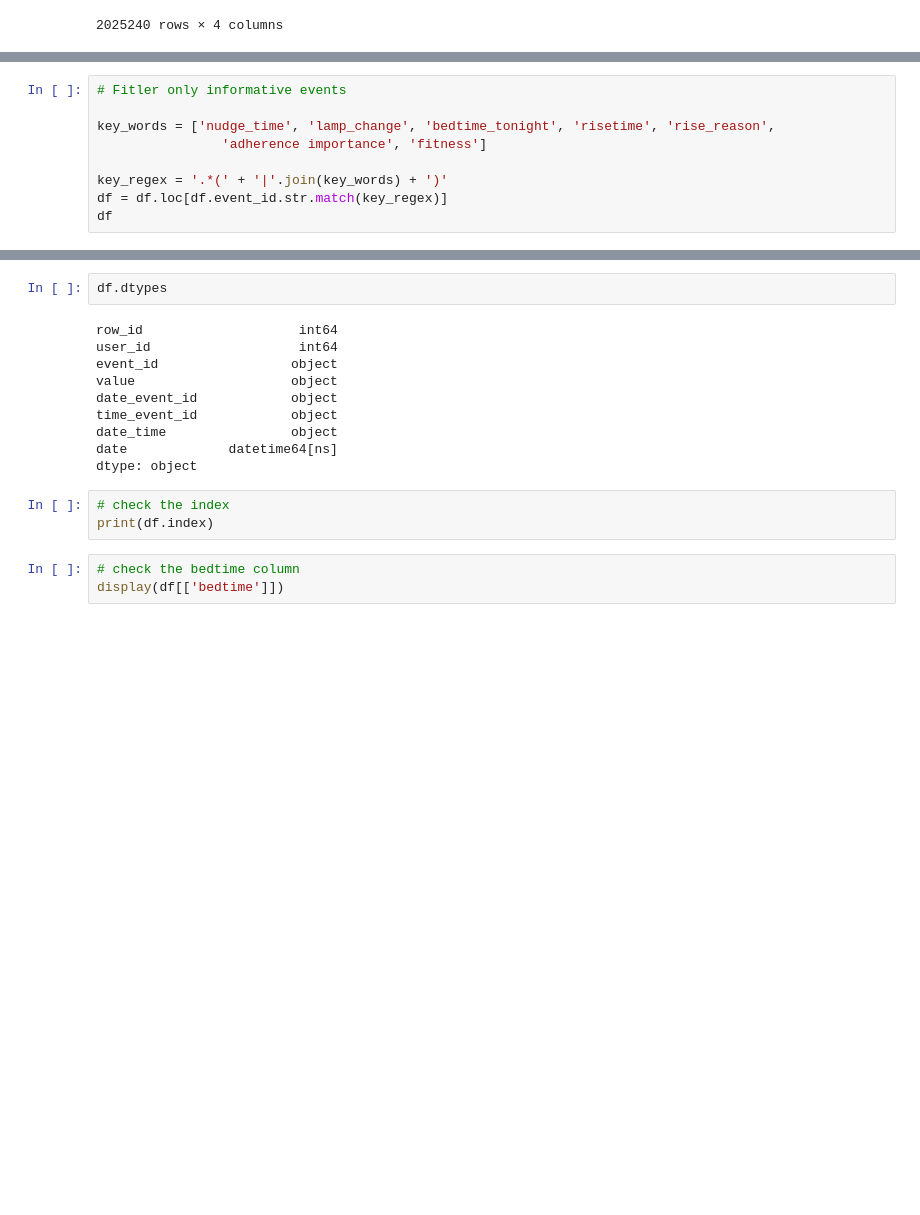
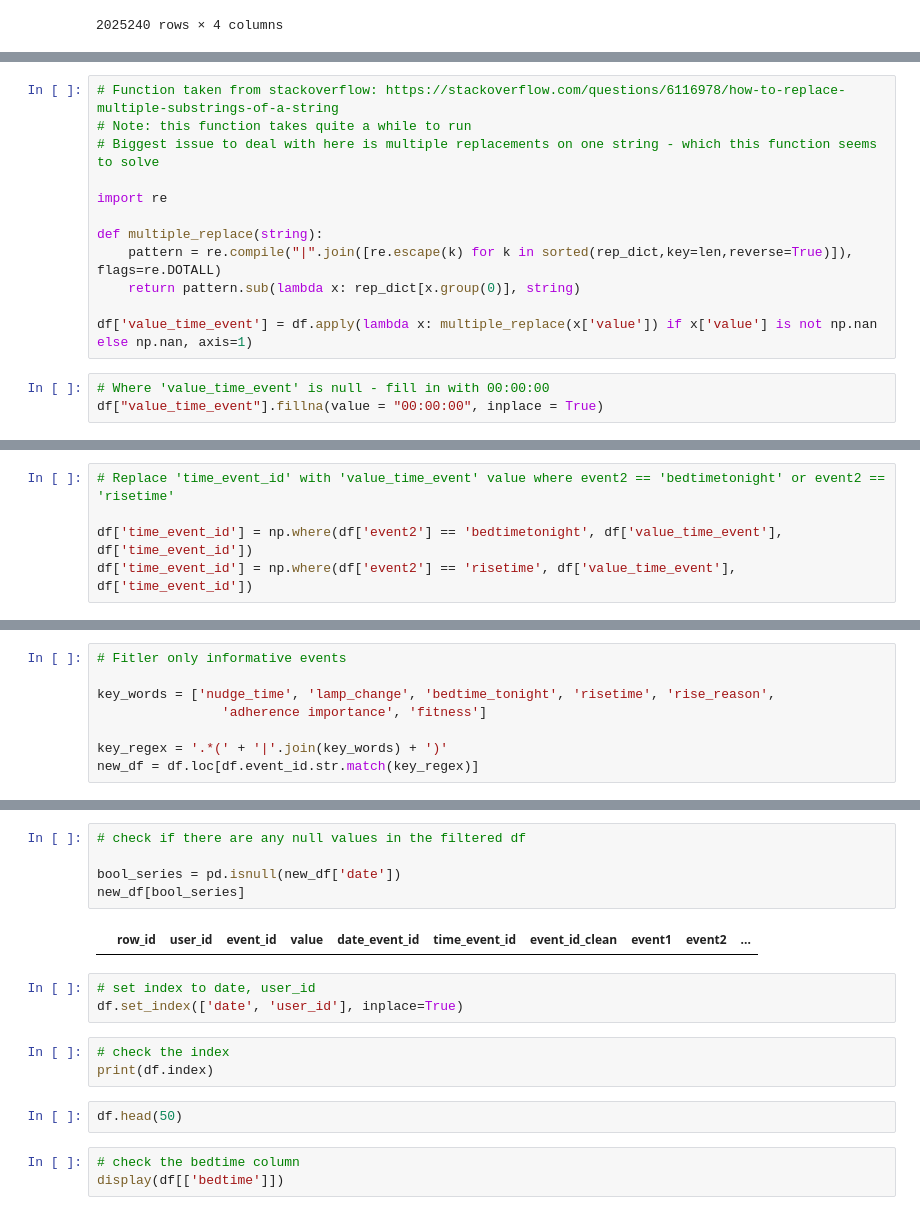
Before and after one commit to MTKat/Project_Big_Data, a Jupyter notebook: assignment02/assignment02/assignment02_MT.ipynb, the cells around one changed output, grey strips where cells are left out. Saved outputs shown, nothing was run; the diff lists cells and outputs as text; blank space fills up the shorter version.

Commit message:
all date_time values extracted

```diff
--- a/assignment02/assignment02/assignment02_MT.ipynb
+++ b/assignment02/assignment02/assignment02_MT.ipynb
@@ -107,0 +331,15 @@ df
+# %%
+# Function taken from stackoverflow: https://stackoverflow.com/questions/6116978/how-to-replace-multiple-substrings-of-a-string
+# Note: this function takes quite a while to run
+# Biggest issue to deal with here is multiple replacements on one string - which this function seems to solve
+
+import re
+
+def multiple_replace(string):
+    pattern = re.compile("|".join([re.escape(k) for k in sorted(rep_dict,key=len,reverse=True)]), flags=re.DOTALL)
+    return pattern.sub(lambda x: rep_dict[x.group(0)], string)
+
+df['value_time_event'] = df.apply(lambda x: multiple_replace(x['value']) if x['value'] is not np.nan else np.nan, axis=1)
+# %%
+# Where 'value_time_event' is null - fill in with 00:00:00
+df["value_time_event"].fillna(value = "00:00:00", inplace = True)
@@ -107,0 +386,5 @@ df
+# %%
+# Replace 'time_event_id' with 'value_time_event' value where event2 == 'bedtimetonight' or event2 == 'risetime'
+
+df['time_event_id'] = np.where(df['event2'] == 'bedtimetonight', df['value_time_event'], df['time_event_id'])
+df['time_event_id'] = np.where(df['event2'] == 'risetime', df['value_time_event'], df['time_event_id'])
@@ -112,5 +423,4 @@ key_words = ['nudge_time', 'lamp_change', 'bedtime_tonight', 'risetime', 'rise_r
                 'adherence importance', 'fitness']
 
 key_regex = '.*(' + '|'.join(key_words) + ')'
-df = df.loc[df.event_id.str.match(key_regex)]
-df
+new_df = df.loc[df.event_id.str.match(key_regex)]
@@ -223,18 +427,18 @@ df
-# %%
-df.dtypes
-# %% [output]
-row_id                    int64
-user_id                   int64
-event_id                 object
-value                    object
-date_event_id            object
-time_event_id            object
-date_time                object
-date             datetime64[ns]
-dtype: object
+# %%
+# check if there are any null values in the filtered df
+
+bool_series = pd.isnull(new_df['date'])
+new_df[bool_series]
+# %% [output]
+|  | row_id | user_id | event_id | value | date_event_id | time_event_id | event_id_clean | event1 | event2 | ... |
+# %%
+# set index to date, user_id
+df.set_index(['date', 'user_id'], inplace=True)
 # %%
 # check the index
 print(df.index)
+# %%
+df.head(50)
 # %%
 # check the bedtime column
 display(df[['bedtime']])
```
Also changed, not shown: parts of 19 cells of this notebook.
